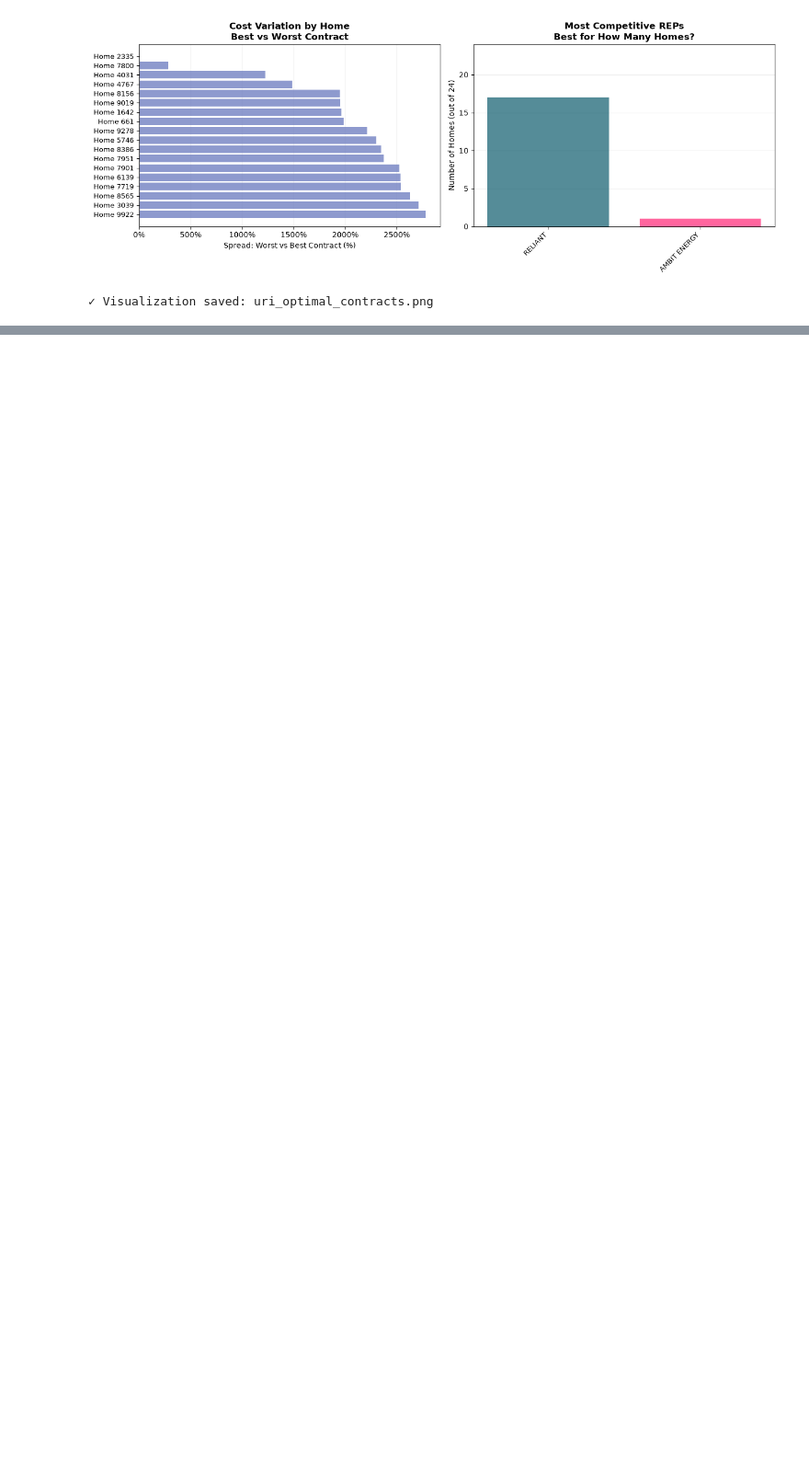
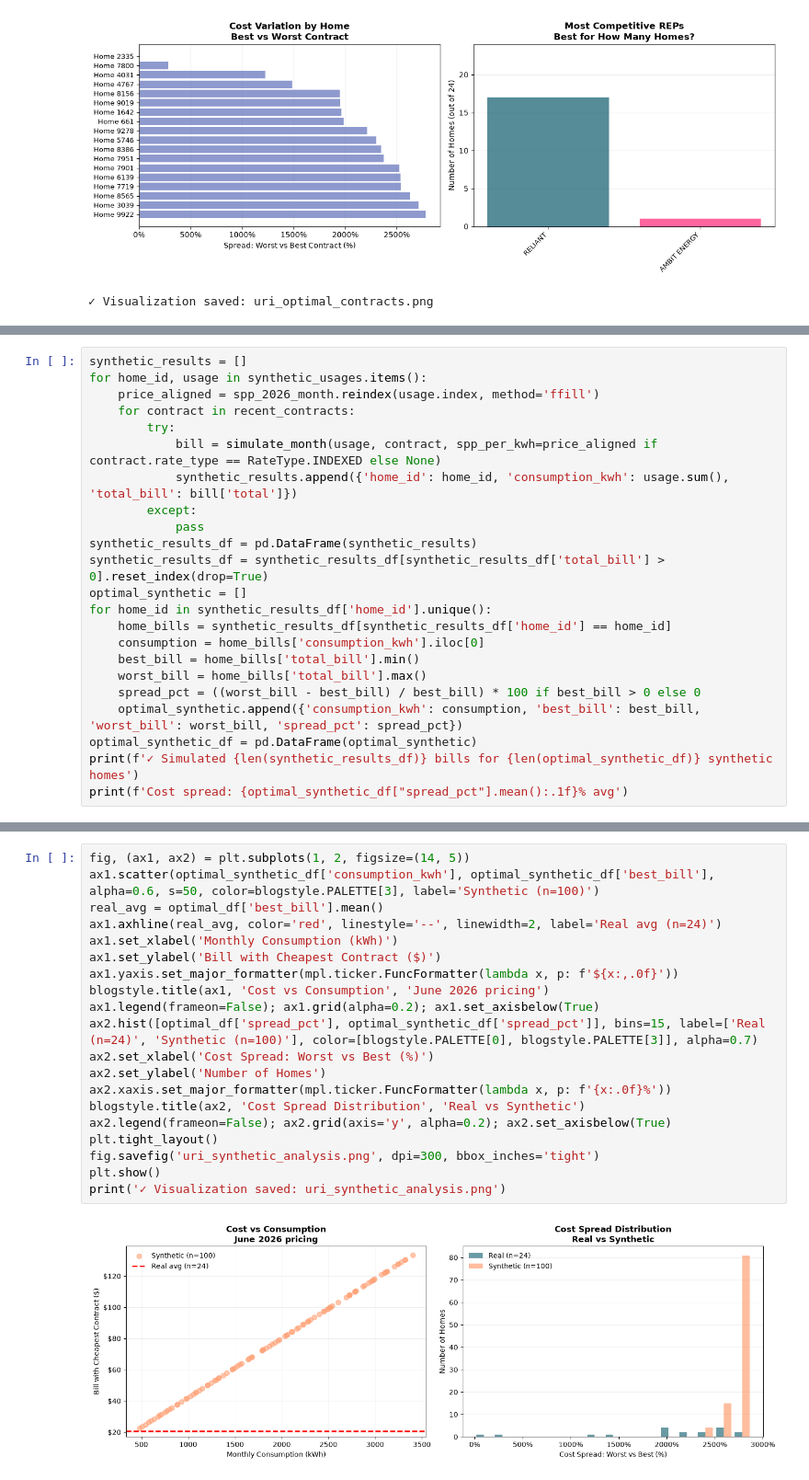
Before and after one commit to fabianrigterink/powertochoose, a Jupyter notebook: notebooks/uri_impact_analysis.ipynb, the cells around one changed output, grey strips where cells are left out. Shown at 92% size. Cells and saved outputs as stored; diff of their text form; blank space fills up the shorter version.

```diff
--- a/notebooks/uri_impact_analysis.ipynb
+++ b/notebooks/uri_impact_analysis.ipynb
@@ -623,0 +648,23 @@ print(f"\n✓ Visualization saved: uri_optimal_contracts.png")
+# %%
+synthetic_results = []
+for home_id, usage in synthetic_usages.items():
+    price_aligned = spp_2026_month.reindex(usage.index, method='ffill')
+    for contract in recent_contracts:
+        try:
+            bill = simulate_month(usage, contract, spp_per_kwh=price_aligned if contract.rate_type == RateType.INDEXED else None)
+            synthetic_results.append({'home_id': home_id, 'consumption_kwh': usage.sum(), 'total_bill': bill['total']})
+        except:
+            pass
+synthetic_results_df = pd.DataFrame(synthetic_results)
+synthetic_results_df = synthetic_results_df[synthetic_results_df['total_bill'] > 0].reset_index(drop=True)
+optimal_synthetic = []
+for home_id in synthetic_results_df['home_id'].unique():
+    home_bills = synthetic_results_df[synthetic_results_df['home_id'] == home_id]
+    consumption = home_bills['consumption_kwh'].iloc[0]
+    best_bill = home_bills['total_bill'].min()
+    worst_bill = home_bills['total_bill'].max()
+    spread_pct = ((worst_bill - best_bill) / best_bill) * 100 if best_bill > 0 else 0
+    optimal_synthetic.append({'consumption_kwh': consumption, 'best_bill': best_bill, 'worst_bill': worst_bill, 'spread_pct': spread_pct})
+optimal_synthetic_df = pd.DataFrame(optimal_synthetic)
+print(f'✓ Simulated {len(synthetic_results_df)} bills for {len(optimal_synthetic_df)} synthetic homes')
+print(f'Cost spread: {optimal_synthetic_df["spread_pct"].mean():.1f}% avg')
@@ -623,0 +674,22 @@ print(f"\n✓ Visualization saved: uri_optimal_contracts.png")
+# %%
+fig, (ax1, ax2) = plt.subplots(1, 2, figsize=(14, 5))
+ax1.scatter(optimal_synthetic_df['consumption_kwh'], optimal_synthetic_df['best_bill'], alpha=0.6, s=50, color=blogstyle.PALETTE[3], label='Synthetic (n=100)')
+real_avg = optimal_df['best_bill'].mean()
+ax1.axhline(real_avg, color='red', linestyle='--', linewidth=2, label='Real avg (n=24)')
+ax1.set_xlabel('Monthly Consumption (kWh)')
+ax1.set_ylabel('Bill with Cheapest Contract ($)')
+ax1.yaxis.set_major_formatter(mpl.ticker.FuncFormatter(lambda x, p: f'${x:,.0f}'))
+blogstyle.title(ax1, 'Cost vs Consumption', 'June 2026 pricing')
+ax1.legend(frameon=False); ax1.grid(alpha=0.2); ax1.set_axisbelow(True)
+ax2.hist([optimal_df['spread_pct'], optimal_synthetic_df['spread_pct']], bins=15, label=['Real (n=24)', 'Synthetic (n=100)'], color=[blogstyle.PALETTE[0], blogstyle.PALETTE[3]], alpha=0.7)
+ax2.set_xlabel('Cost Spread: Worst vs Best (%)')
+ax2.set_ylabel('Number of Homes')
+ax2.xaxis.set_major_formatter(mpl.ticker.FuncFormatter(lambda x, p: f'{x:.0f}%'))
+blogstyle.title(ax2, 'Cost Spread Distribution', 'Real vs Synthetic')
+ax2.legend(frameon=False); ax2.grid(axis='y', alpha=0.2); ax2.set_axisbelow(True)
+plt.tight_layout()
+fig.savefig('uri_synthetic_analysis.png', dpi=300, bbox_inches='tight')
+plt.show()
+print('✓ Visualization saved: uri_synthetic_analysis.png')
+# %% [output]
+[figure, added]
```
Also changed, not shown: parts of 4 cells of this notebook.
